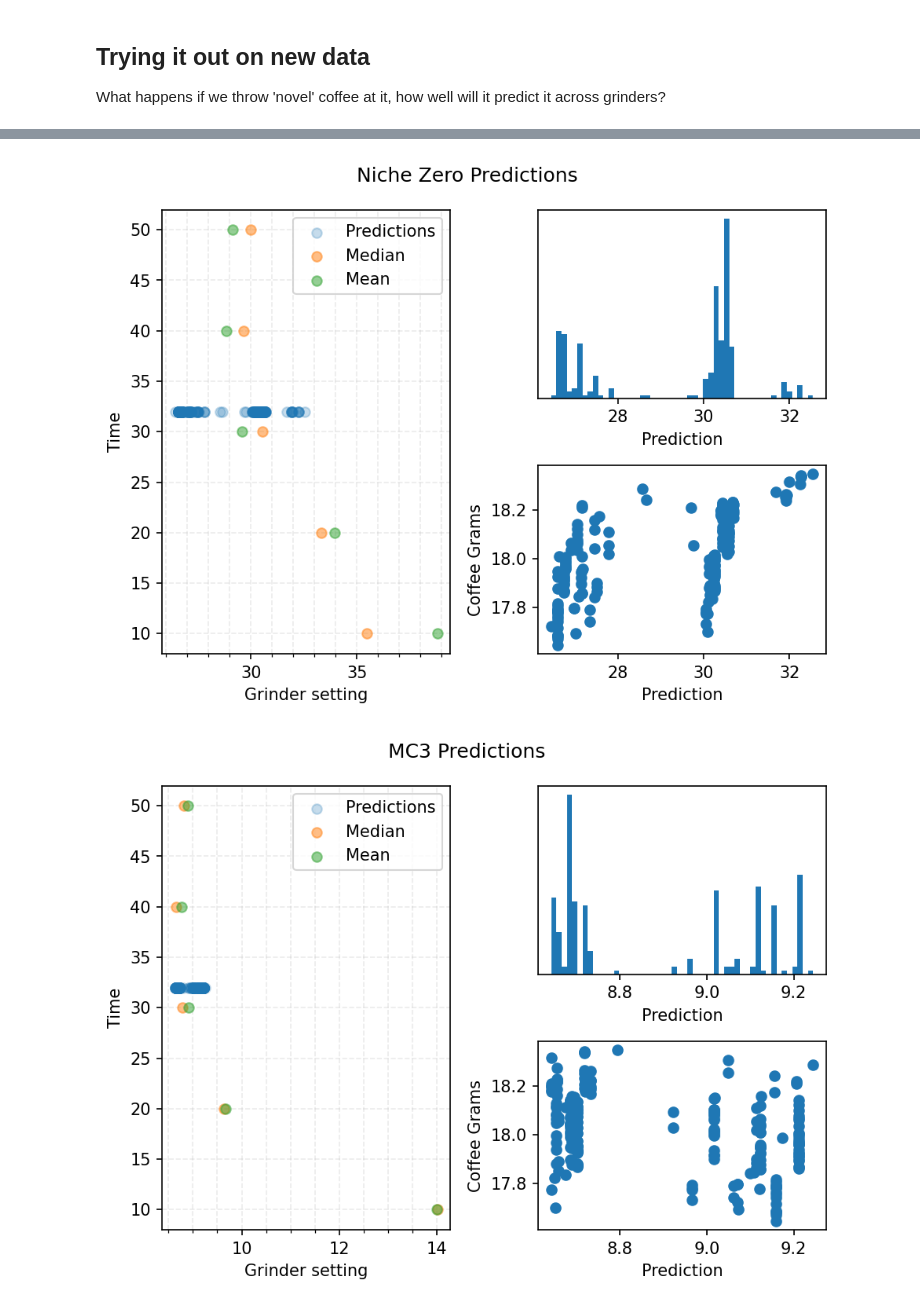
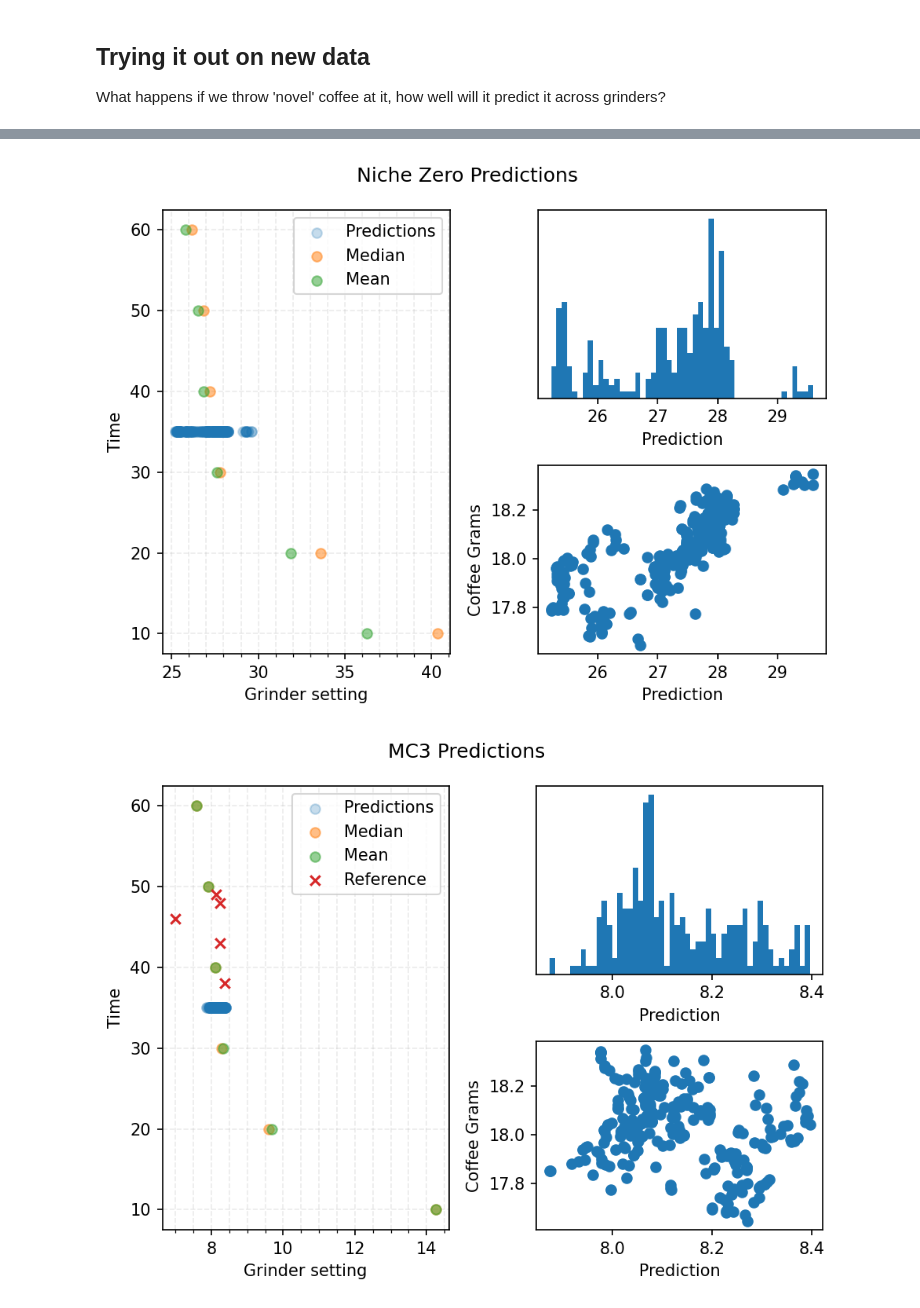
Before and after one commit to badisa/optpresso, a Jupyter notebook: notebooks/alternative_models.ipynb, the cells around one changed output, grey strips where cells are left out. Drawn from its saved outputs; the diff is of its cells as text; code cells hidden in the pictures.

```diff
--- a/notebooks/alternative_models.ipynb
+++ b/notebooks/alternative_models.ipynb
@@ -171,11 +174,9 @@ def plot_grinder_predictions(grinder: str, prediction_field: str, y, y_pred):
     fig.suptitle(f"{grinder}\n{prediction_field.title()}")
     grinder_df = df[df.grinder == grinder]
     min_grinder_difference = get_min_difference(grinder_df, prediction_field)
-
     ax.scatter(
         y,
         y_pred,
-        marker="o",
         alpha=0.5,
     )
     lowest_point = min(np.min(y), np.min(y_pred)) - min_grinder_difference
@@ -199,7 +200,7 @@ def plot_grinder_predictions(grinder: str, prediction_field: str, y, y_pred):
             alpha=0.25
         )
     ax.annotate(
-        "MSE = {:.2f}".format(mean_squared_error(y, y_pred)),
+        "RMSE = {:.2f}".format(np.sqrt(mean_squared_error(y, y_pred))),
         (1.03, 0.01),
         xycoords="axes fraction",
     )
@@ -223,10 +224,10 @@ def plot_grinder_predictions(grinder: str, prediction_field: str, y, y_pred):
     return fig
 # %%
 # Samples values for the training set
-enhance_sample = True
+enhance_sample = False
 
-estimators = 200
-num_days = 7
+estimators = 1000
+num_days = 4
 days_in_seconds = 24 * 60 * 60 * num_days
 data = df.copy()
 latest_date = data.date.max()
@@ -235,14 +236,14 @@ train = data[data.date < latest_date - days_in_seconds]
 test = data.drop(train.index)
 
 if enhance_sample:
-    sampled_coffee = resample_field(train, "coffeegrams", ["grinder", "coffee"])
+    sampled_coffee = resample_field(train, "coffeegrams", ["grinder"])
     sampled_output = resample_field(
-        train, "output", ["machine", "machineprofile", "grinder", "coffee"]
+        train, "output", ["machine", "machineprofile"]
     )
-    train = pd.concat([train, sampled_coffee, sampled_output])
+    train = pd.concat([train, sampled_output])
 for prediction_field in ["grindersetting", "time"]:
     print("Prediction", prediction_field)
-    for dropped in [("brewratio", "date", "roastdate")]:
+    for dropped in [("date",)]:
         print("With Dropped columns:", dropped)
         x, y = prepare_df_for_modeling(
             train, prediction_field, drop_cols=dropped, encoders=encs
@@ -257,6 +258,5 @@ for prediction_field in ["grindersetting", "time"]:
             yfit = regr.predict(x_test)
             plot_grinder_predictions(grinder, prediction_field, y_test, yfit)
             plt.show()
-        del regr
 # %% [output]
 Prediction grindersetting
@@ -311,0 +285,19 @@ Modify the data dictionary to run the trained model.
+# %%
+enhance_sample = True
+estimators = 1000
+dropped = ("date", )
+
+training = df
+if enhance_sample:
+    sampled_coffee = resample_field(training, "coffeegrams", ["grinder", "coffee"], samples=5)
+    sampled_output = resample_field(
+        training, "output", ["machine", "machineprofile", "grinder", "coffee"], samples=5
+    )
+    training = pd.concat([training, sampled_coffee, sampled_output])
+
+x, y = prepare_df_for_modeling(
+    training, "grindersetting", drop_cols=dropped, encoders=encs
+)
+regr = construct_regressor(estimators)
+regr.fit(x, y)
+print(f"Trained model with {len(y)} data points")
@@ -312,9 +310,9 @@ Modify the data dictionary to run the trained model.
 # %%
 data = {
-    "coffee": "Gimme! - Leftist",
+    "coffee": "PMC - Panama Elida Estate Geisha Washed",
     "coffeegrams": 18.0,
-    "roastdate": "10/12/22",
-    "time": 32,
+    "roastdate": "12/01/22",
+    "time": 35,
     "output": 36.0,
     "machine": "Decent DE1PRO",
     "machineprofile": "",
@@ -424,32 +422,32 @@ for grinder in df.grinder.unique():
             times.append(time)
 
     plot3.scatter(med, times, label="Median", alpha=0.5)
     plot3.scatter(mean, times, label="Mean", alpha=0.5)
 
     reference_vals = grinder_df[
         (grinder_df.coffee == test_df.coffee.values[0])
         & (grinder_df.roaster == test_df.roaster.values[0])
         & (grinder_df.roastdate == test_df.roastdate.values[0])
         & (grinder_df.machine.str.lower() == test_df.machine.str.lower().values[0])
         & (grinder_df.grinder == grinder)
         & (grinder_df.machineprofile.str.lower() == test_df.machineprofile.str.lower().values[0])
     ]
     if len(reference_vals):
         plot3.scatter(
             reference_vals.grindersetting,
             reference_vals.time,
             label="Reference",
             marker="x",
         )
 
     plot3.set_ylabel("Time")
     plot3.set_xlabel("Grinder setting")
     plot3.get_xaxis().set_minor_locator(AutoMinorLocator())
     plot3.legend()
     plot3.set_axisbelow(True)
     plot3.grid(linestyle="--", which="both", alpha=.25)
     fig.tight_layout()
     plt.show()
 # %% [output]
-[figure, old version]
+[figure, new version]
-[figure, old version]
+[figure, new version]
```
Also changed, not shown: parts of 14 cells of this notebook, 1 other file.
